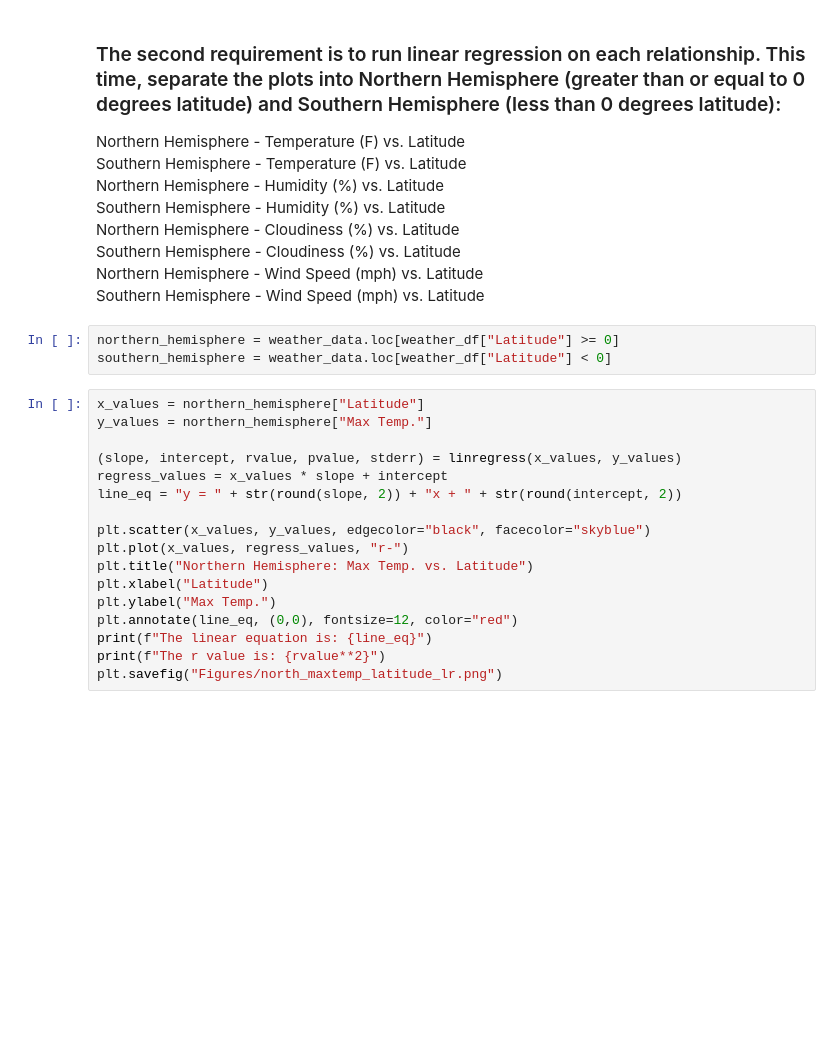
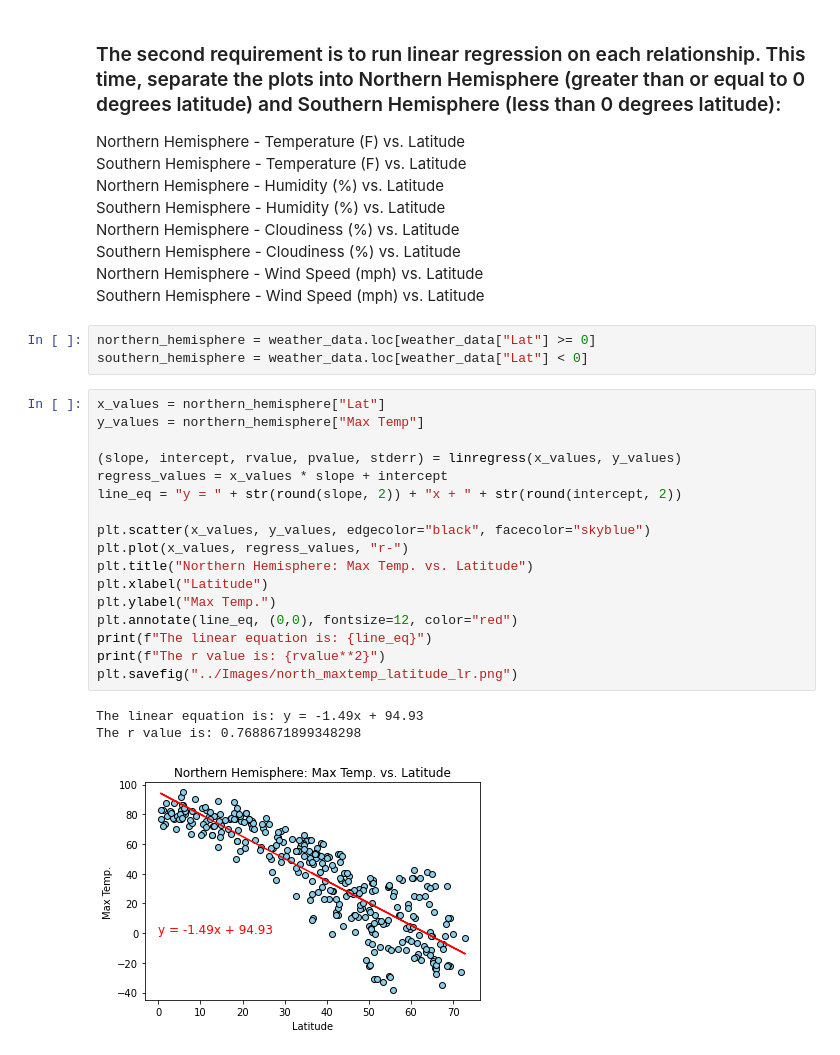
Before and after one commit to jagnoor/python-api-challenge, a Jupyter notebook: WeatherPy/WeatherPy.ipynb, the cells around one changed output. Cells and saved outputs as stored; diff of their text form; blank space fills up the shorter version.

```diff
--- a/WeatherPy/WeatherPy.ipynb
+++ b/WeatherPy/WeatherPy.ipynb
@@ -190,23 +221,27 @@ Southern Hemisphere - Cloudiness (%) vs. Latitude
 Northern Hemisphere - Wind Speed (mph) vs. Latitude
 Southern Hemisphere - Wind Speed (mph) vs. Latitude
 # %%
-northern_hemisphere = weather_data.loc[weather_df["Latitude"] >= 0]
-southern_hemisphere = weather_data.loc[weather_df["Latitude"] < 0]
+northern_hemisphere = weather_data.loc[weather_data["Lat"] >= 0]
+southern_hemisphere = weather_data.loc[weather_data["Lat"] < 0]
 # %%
-x_values = northern_hemisphere["Latitude"]
-y_values = northern_hemisphere["Max Temp."]
+x_values = northern_hemisphere["Lat"]
+y_values = northern_hemisphere["Max Temp"]
 
 (slope, intercept, rvalue, pvalue, stderr) = linregress(x_values, y_values)
 regress_values = x_values * slope + intercept
 line_eq = "y = " + str(round(slope, 2)) + "x + " + str(round(intercept, 2))
 
 plt.scatter(x_values, y_values, edgecolor="black", facecolor="skyblue")
 plt.plot(x_values, regress_values, "r-")
 plt.title("Northern Hemisphere: Max Temp. vs. Latitude")
 plt.xlabel("Latitude")
 plt.ylabel("Max Temp.")
 plt.annotate(line_eq, (0,0), fontsize=12, color="red")
 print(f"The linear equation is: {line_eq}")
 print(f"The r value is: {rvalue**2}")
-plt.savefig("Figures/north_maxtemp_latitude_lr.png")
+plt.savefig("../Images/north_maxtemp_latitude_lr.png")
+# %% [output]
+The linear equation is: y = -1.49x + 94.93
+The r value is: 0.7688671899348298
+[figure, added]
 # %%
```
Also changed, not shown: parts of 16 cells of this notebook, 14 other files.
